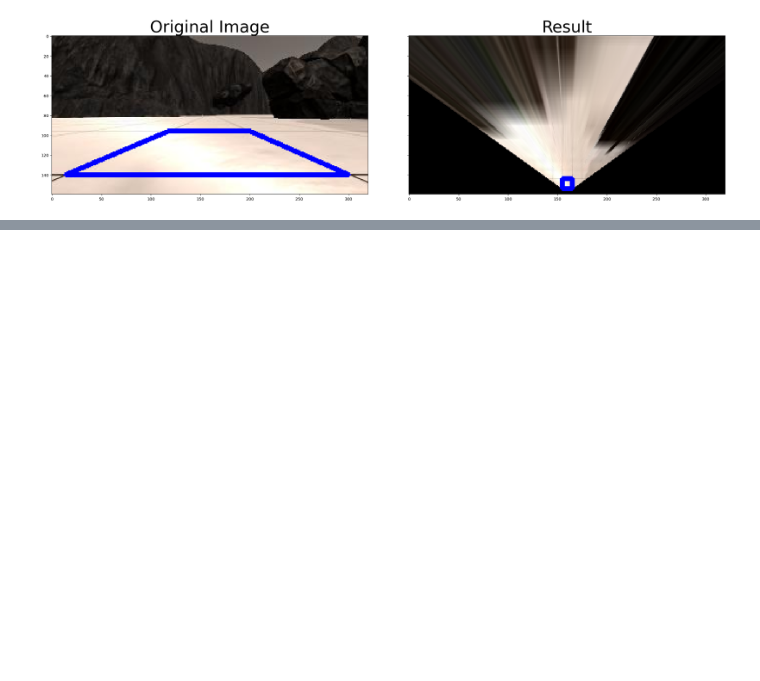
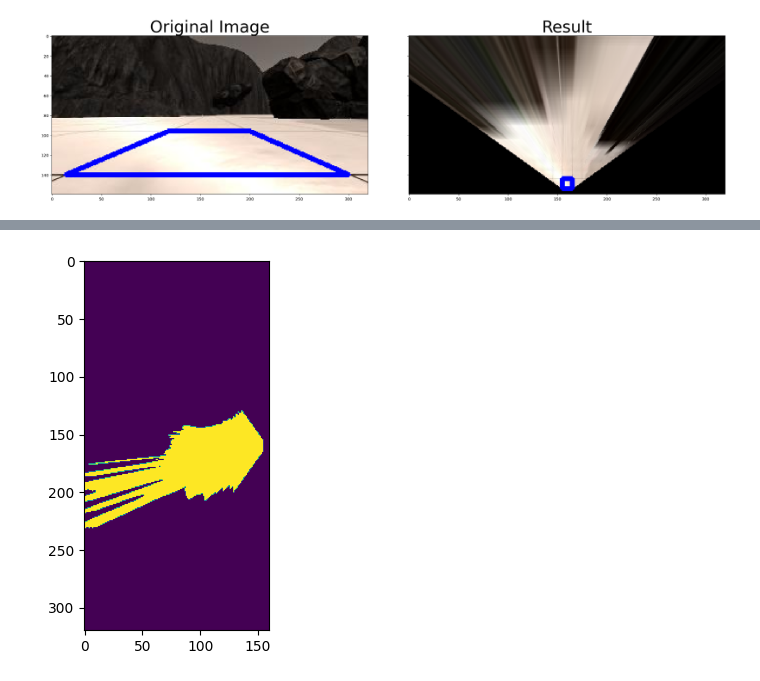
Before and after one commit to Hickman10/sample_rover, a Jupyter notebook: this.ipynb, the cells around one changed output, grey strips where cells are left out. Saved outputs shown, nothing was run; the diff lists cells and outputs as text; code cells hidden in the pictures; blank space fills up the shorter version.

```diff
--- a/this.ipynb
+++ b/this.ipynb
@@ -136,0 +199,6 @@ plt.show() # Uncomment if running on your local machine
+# %%
+nw = colorsel.transpose()
+plt.imshow(nw)
+plt.show()
+# %% [output]
+[figure, added]
```
Also changed, not shown: parts of 6 cells of this notebook.
